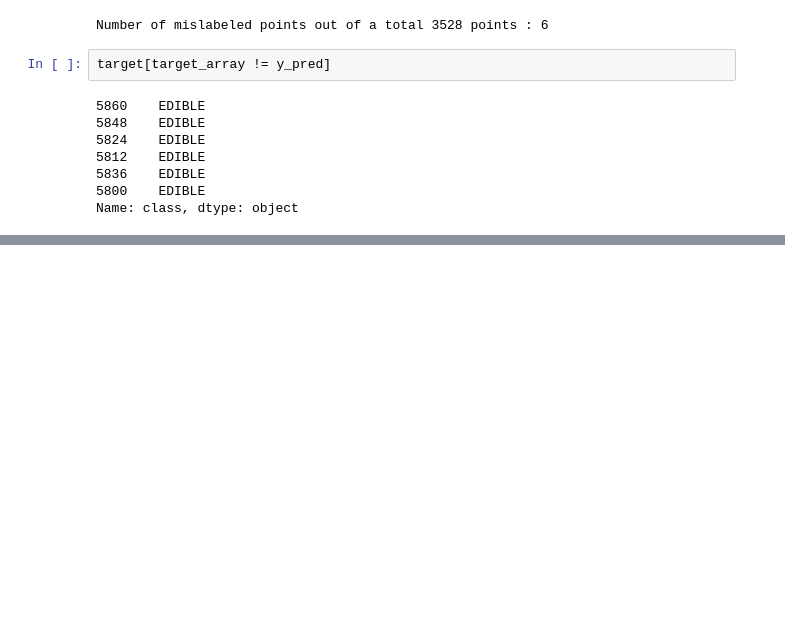
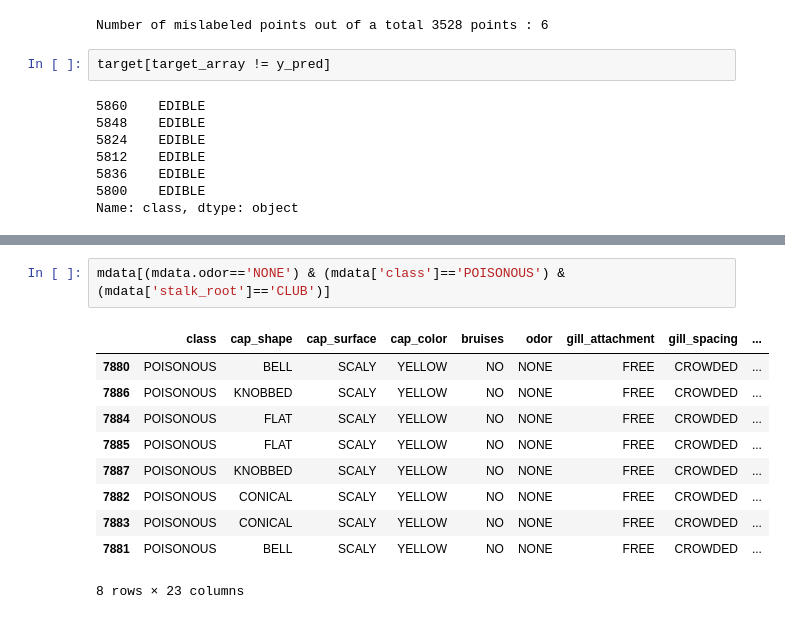
Before and after one commit to landonbar/mushroom_springboard, a Jupyter notebook: mushroom_naive_bayes.ipynb, the cells around one changed output, grey strips where cells are left out. Drawn from its saved outputs; the diff is of its cells as text; blank space fills up the shorter version.

Commit message:
deeper dive on no odor

```diff
--- a/mushroom_naive_bayes.ipynb
+++ b/mushroom_naive_bayes.ipynb
@@ -313,0 +365,13 @@ Name: class, dtype: object
+# %%
+mdata[(mdata.odor=='NONE') & (mdata['class']=='POISONOUS') & (mdata['stalk_root']=='CLUB')]
+# %% [output]
+|  | class | cap_shape | cap_surface | cap_color | bruises | odor | gill_attachment | gill_spacing | ... |
+| 7880 | POISONOUS | BELL | SCALY | YELLOW | NO | NONE | FREE | CROWDED | ... |
+| 7886 | POISONOUS | KNOBBED | SCALY | YELLOW | NO | NONE | FREE | CROWDED | ... |
+| 7884 | POISONOUS | FLAT | SCALY | YELLOW | NO | NONE | FREE | CROWDED | ... |
+| 7885 | POISONOUS | FLAT | SCALY | YELLOW | NO | NONE | FREE | CROWDED | ... |
+| 7887 | POISONOUS | KNOBBED | SCALY | YELLOW | NO | NONE | FREE | CROWDED | ... |
+| 7882 | POISONOUS | CONICAL | SCALY | YELLOW | NO | NONE | FREE | CROWDED | ... |
+| 7883 | POISONOUS | CONICAL | SCALY | YELLOW | NO | NONE | FREE | CROWDED | ... |
+| 7881 | POISONOUS | BELL | SCALY | YELLOW | NO | NONE | FREE | CROWDED | ... |
+8 rows × 23 columns
```
Also changed, not shown: parts of 5 cells of this notebook.
